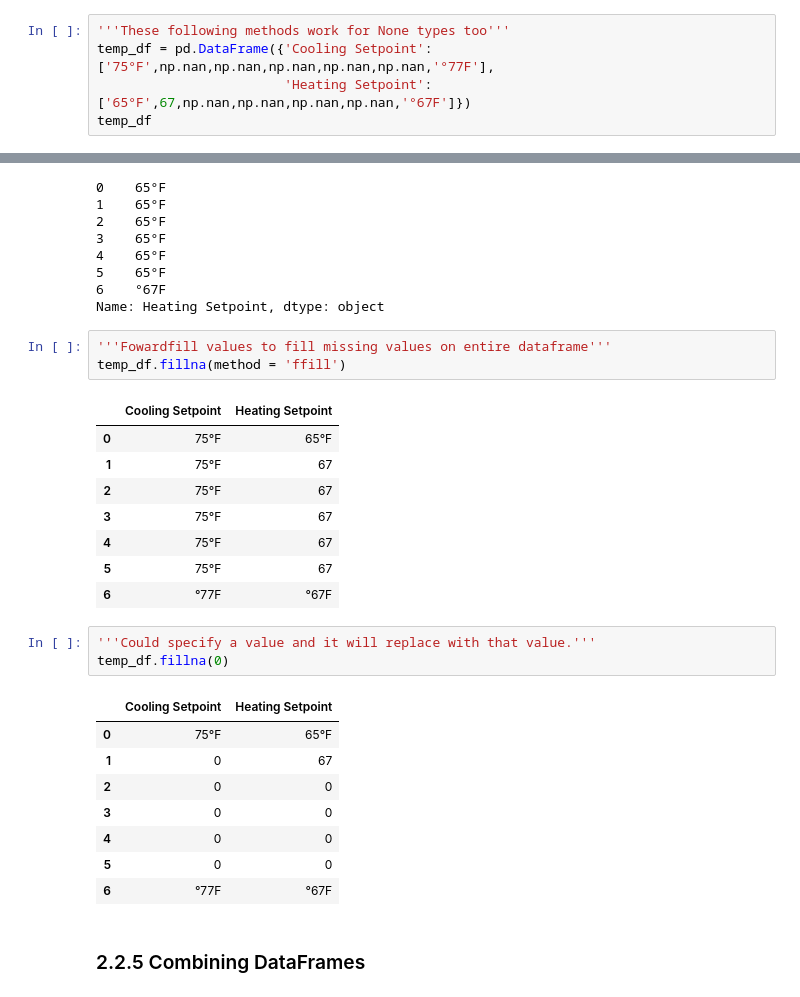
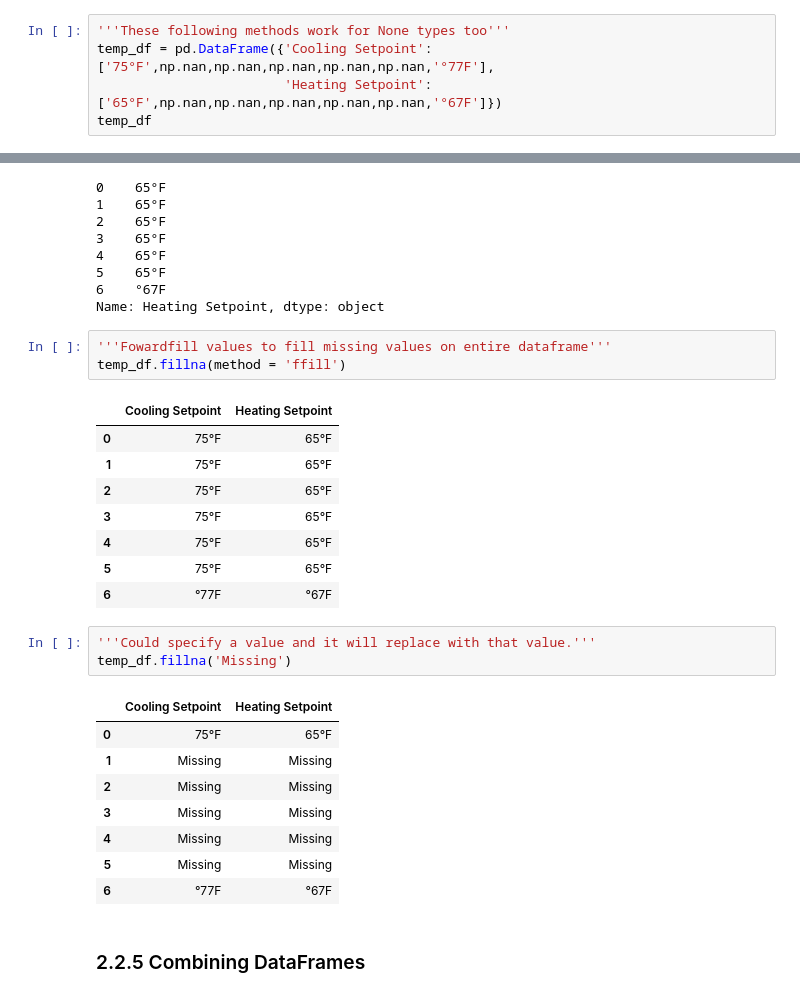
Before and after one commit to PhayVong/Python-Talks, a Jupyter notebook: Irvine-03-07-2017/Pandas.ipynb, the cells around one changed output, grey strips where cells are left out. Drawn from its saved outputs; the diff is of its cells as text.

```diff
--- a/Irvine-03-07-2017/Pandas.ipynb
+++ b/Irvine-03-07-2017/Pandas.ipynb
@@ -224,7 +210,7 @@ df[df['col1'] != 3]
 # %%
 '''These following methods work for None types too'''
 temp_df = pd.DataFrame({'Cooling Setpoint':['75°F',np.nan,np.nan,np.nan,np.nan,np.nan,'°77F'],
-                        'Heating Setpoint':['65°F',67,np.nan,np.nan,np.nan,np.nan,'°67F']})
+                        'Heating Setpoint':['65°F',np.nan,np.nan,np.nan,np.nan,np.nan,'°67F']})
 temp_df
 # %% [output]
 |  | Cooling Setpoint | Heating Setpoint |
@@ -272,23 +251,23 @@ temp_df.fillna(method = 'ffill')
 # %% [output]
 |  | Cooling Setpoint | Heating Setpoint |
 | 0 | 75°F | 65°F |
-| 1 | 75°F | 67 |
-| 2 | 75°F | 67 |
-| 3 | 75°F | 67 |
-| 4 | 75°F | 67 |
-| 5 | 75°F | 67 |
+| 1 | 75°F | 65°F |
+| 2 | 75°F | 65°F |
+| 3 | 75°F | 65°F |
+| 4 | 75°F | 65°F |
+| 5 | 75°F | 65°F |
 | 6 | °77F | °67F |
 # %%
 '''Could specify a value and it will replace with that value.'''
-temp_df.fillna(0)
+temp_df.fillna('Missing')
 # %% [output]
 |  | Cooling Setpoint | Heating Setpoint |
 | 0 | 75°F | 65°F |
-| 1 | 0 | 67 |
-| 2 | 0 | 0 |
-| 3 | 0 | 0 |
-| 4 | 0 | 0 |
-| 5 | 0 | 0 |
+| 1 | Missing | Missing |
+| 2 | Missing | Missing |
+| 3 | Missing | Missing |
+| 4 | Missing | Missing |
+| 5 | Missing | Missing |
 | 6 | °77F | °67F |
 # %% [markdown]
 ### 2.2.5 Combining DataFrames
```
Also changed, not shown: parts of 9 cells of this notebook, 2 other files.
